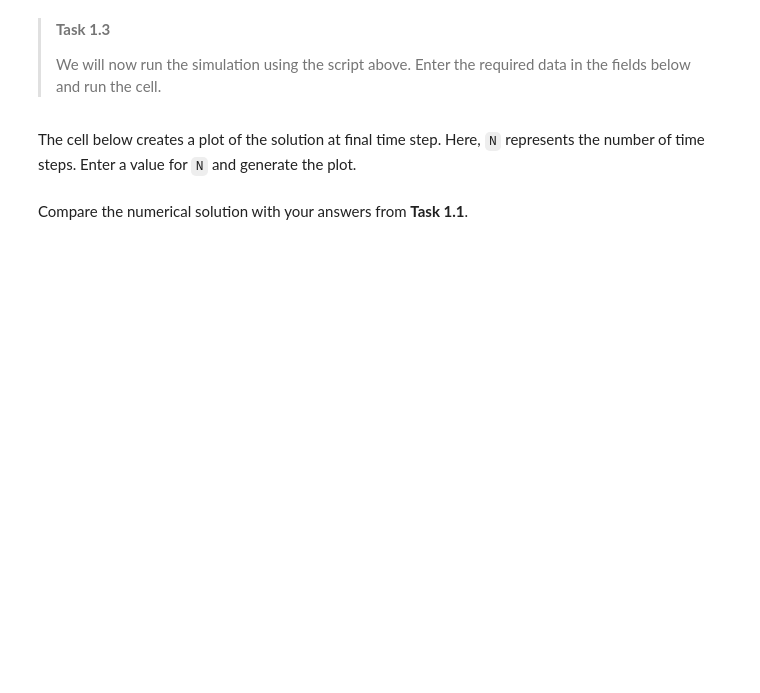
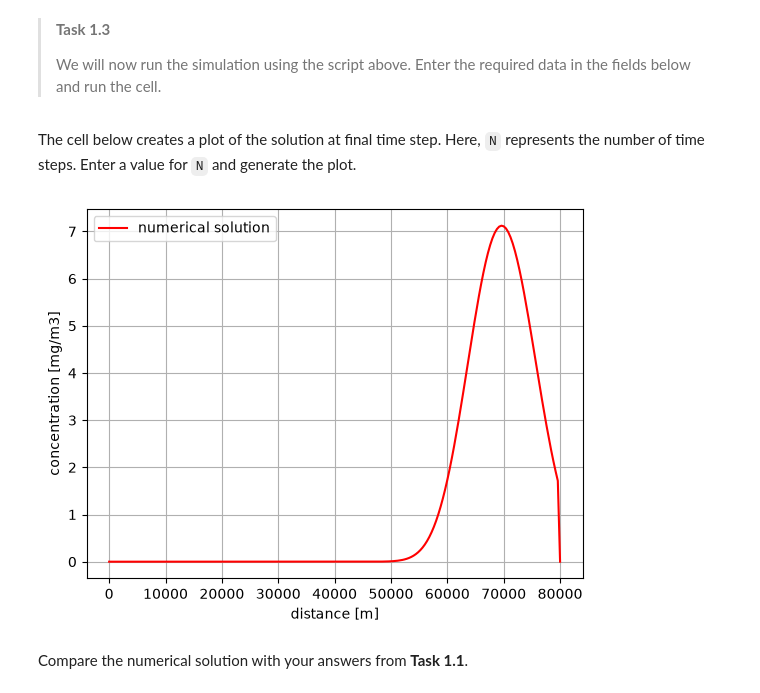
Before and after one commit to mbezmali/G.A.2.1-BEZMALINOVICH, a Jupyter notebook: grp09.ipynb, the cells around one changed output. Drawn from its saved outputs; the diff is of its cells as text; code cells hidden in the pictures; blank space fills up the shorter version.

```diff
--- a/grp09.ipynb
+++ b/grp09.ipynb
@@ -124,10 +127,10 @@ plt.ylabel('concentration [mg/m3]')
 # %%
 # parameters for advdiff
 
-u= ### YOUR CODE HERE ###
-K= ### YOUR CODE HERE ###
-dt= ### YOUR CODE HERE ###
-Tend= ### YOUR CODE HERE ###
+u= 0.5 #m/s
+K= 100 #mg/m3
+dt= 600 #sec
+Tend= 120000 #sec
 
 
 # compute solution to transport equation
@@ -136,13 +139,15 @@ c=advdiff(u,K,c0,lenD,dt,Tend,'central','theta',0.5)
 The cell below creates a plot of the solution at final time step. Here, `N` represents the number of time steps. Enter a value for `N` and generate the plot.
 # %%
 # number of timesteps
-N= ### YOUR CODE HERE ###
+N= 200
 
 plt.plot(x,c[N,:],'r',label='numerical solution')
 plt.legend(loc='upper left')
 plt.xlabel('distance [m]')
 plt.ylabel('concentration [mg/m3]')
 plt.grid()
+# %% [output]
+[figure, added]
 # %% [markdown]
 Compare the numerical solution with your answers from **Task 1.1**.
 # %% [markdown]
```
Also changed, not shown: parts of 6 cells of this notebook.
